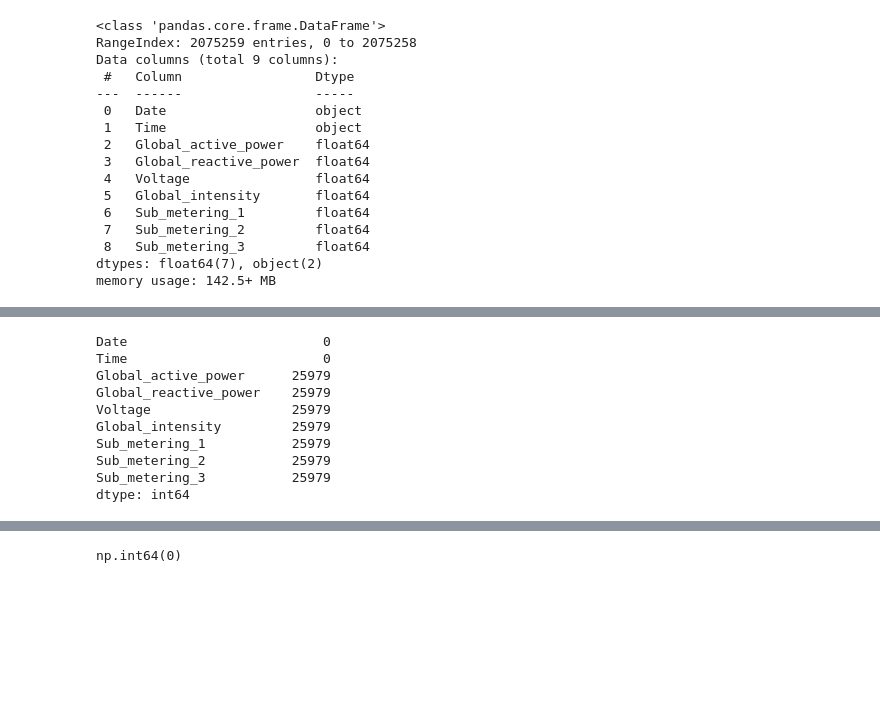
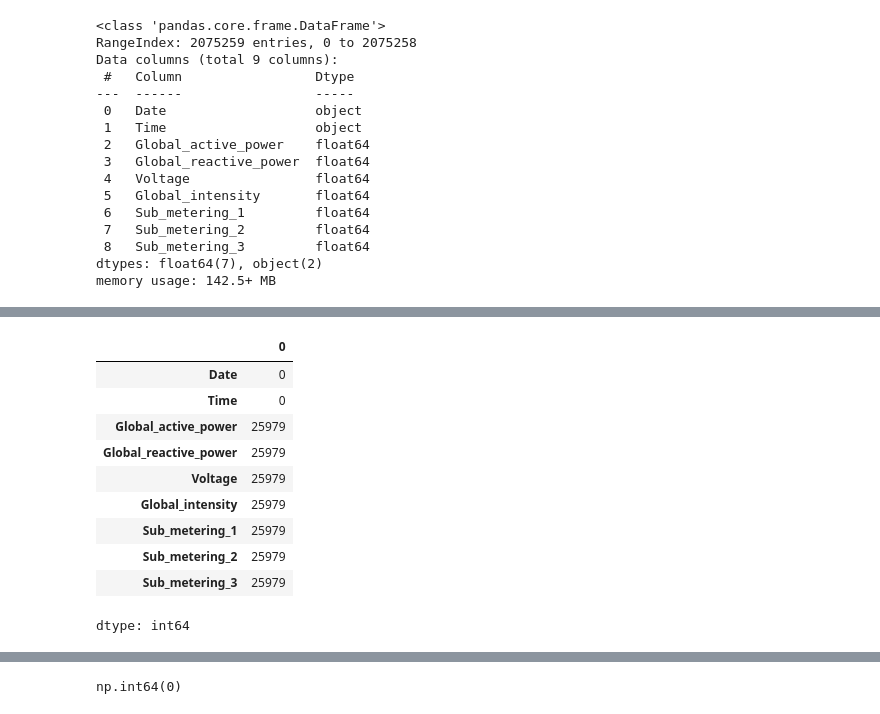
Before and after one commit to malikbennett/aai4001-household-power-forecast, a Jupyter notebook: notebooks/AAI4001_FinalProject_GroupX_IndustrialML.ipynb, the cells around one changed output, grey strips where cells are left out. Cells and saved outputs as stored; diff of their text form; code cells hidden in the pictures; blank space fills up the shorter version.

```diff
--- a/notebooks/AAI4001_FinalProject_GroupX_IndustrialML.ipynb
+++ b/notebooks/AAI4001_FinalProject_GroupX_IndustrialML.ipynb
@@ -61,16 +94,17 @@ df.describe()
 | 75% | 1.528000e+00 | 1.940000e-01 | 2.428900e+02 | 6.400000e+00 | 0.000000e+00 | 1.000000e+00 | ... |
 | max | 1.112200e+01 | 1.390000e+00 | 2.541500e+02 | 4.840000e+01 | 8.800000e+01 | 8.000000e+01 | ... |
 # %%
-print(df.isnull().sum())
+df.isnull().sum()
 # %% [output]
+|  | 0 |
+| Date | 0 |
+| Time | 0 |
+| Global_active_power | 25979 |
+| Global_reactive_power | 25979 |
+| Voltage | 25979 |
+| Global_intensity | 25979 |
+| Sub_metering_1 | 25979 |
+| Sub_metering_2 | 25979 |
+| Sub_metering_3 | 25979 |
-Date                         0
-Time                         0
-Global_active_power      25979
-Global_reactive_power    25979
-Voltage                  25979
-Global_intensity         25979
-Sub_metering_1           25979
-Sub_metering_2           25979
-Sub_metering_3           25979
 dtype: int64
 # %%
```
Also changed, not shown: parts of 12 cells of this notebook.
